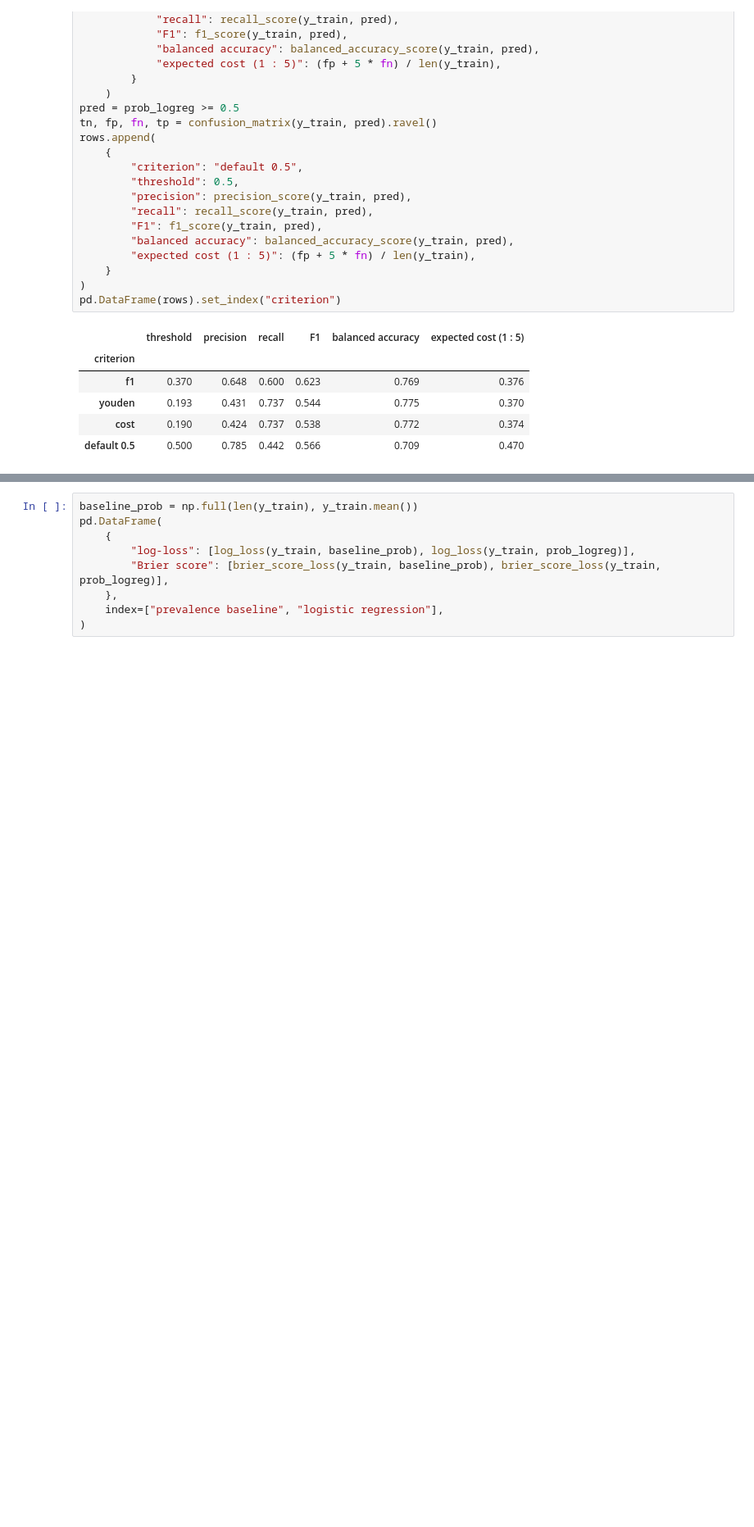
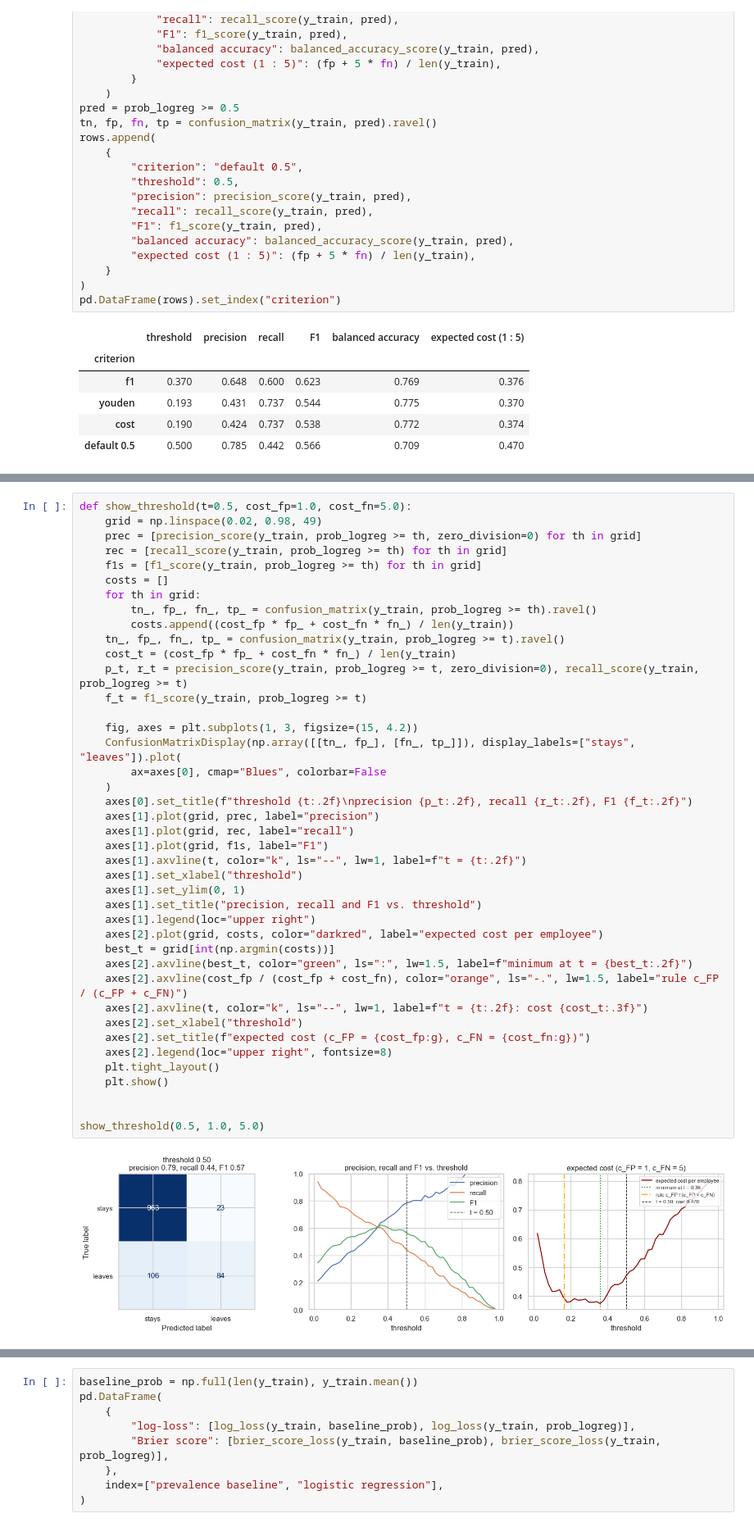
Before and after one commit to francji1/01ADS, a Jupyter notebook: lectures/L04_classification_nn_tl/01ADS_L04_Classification.ipynb, the cells around one changed output, grey strips where cells are left out. Shown at 82% size. Drawn from its saved outputs; the diff is of its cells as text; blank space fills up the shorter version.

```diff
--- a/lectures/L04_classification_nn_tl/01ADS_L04_Classification.ipynb
+++ b/lectures/L04_classification_nn_tl/01ADS_L04_Classification.ipynb
@@ -494,0 +566,43 @@ pd.DataFrame(rows).set_index("criterion")
+# %%
+def show_threshold(t=0.5, cost_fp=1.0, cost_fn=5.0):
+    grid = np.linspace(0.02, 0.98, 49)
+    prec = [precision_score(y_train, prob_logreg >= th, zero_division=0) for th in grid]
+    rec = [recall_score(y_train, prob_logreg >= th) for th in grid]
+    f1s = [f1_score(y_train, prob_logreg >= th) for th in grid]
+    costs = []
+    for th in grid:
+        tn_, fp_, fn_, tp_ = confusion_matrix(y_train, prob_logreg >= th).ravel()
+        costs.append((cost_fp * fp_ + cost_fn * fn_) / len(y_train))
+    tn_, fp_, fn_, tp_ = confusion_matrix(y_train, prob_logreg >= t).ravel()
+    cost_t = (cost_fp * fp_ + cost_fn * fn_) / len(y_train)
+    p_t, r_t = precision_score(y_train, prob_logreg >= t, zero_division=0), recall_score(y_train, prob_logreg >= t)
+    f_t = f1_score(y_train, prob_logreg >= t)
+
+    fig, axes = plt.subplots(1, 3, figsize=(15, 4.2))
+    ConfusionMatrixDisplay(np.array([[tn_, fp_], [fn_, tp_]]), display_labels=["stays", "leaves"]).plot(
+        ax=axes[0], cmap="Blues", colorbar=False
+    )
+    axes[0].set_title(f"threshold {t:.2f}\nprecision {p_t:.2f}, recall {r_t:.2f}, F1 {f_t:.2f}")
+    axes[1].plot(grid, prec, label="precision")
+    axes[1].plot(grid, rec, label="recall")
+    axes[1].plot(grid, f1s, label="F1")
+    axes[1].axvline(t, color="k", ls="--", lw=1, label=f"t = {t:.2f}")
+    axes[1].set_xlabel("threshold")
+    axes[1].set_ylim(0, 1)
+    axes[1].set_title("precision, recall and F1 vs. threshold")
+    axes[1].legend(loc="upper right")
+    axes[2].plot(grid, costs, color="darkred", label="expected cost per employee")
+    best_t = grid[int(np.argmin(costs))]
+    axes[2].axvline(best_t, color="green", ls=":", lw=1.5, label=f"minimum at t = {best_t:.2f}")
+    axes[2].axvline(cost_fp / (cost_fp + cost_fn), color="orange", ls="-.", lw=1.5, label="rule c_FP / (c_FP + c_FN)")
+    axes[2].axvline(t, color="k", ls="--", lw=1, label=f"t = {t:.2f}: cost {cost_t:.3f}")
+    axes[2].set_xlabel("threshold")
+    axes[2].set_title(f"expected cost (c_FP = {cost_fp:g}, c_FN = {cost_fn:g})")
+    axes[2].legend(loc="upper right", fontsize=8)
+    plt.tight_layout()
+    plt.show()
+
+
+show_threshold(0.5, 1.0, 5.0)
+# %% [output]
+[figure, added]
```
Also changed, not shown: parts of 16 cells of this notebook, 11 other files.
